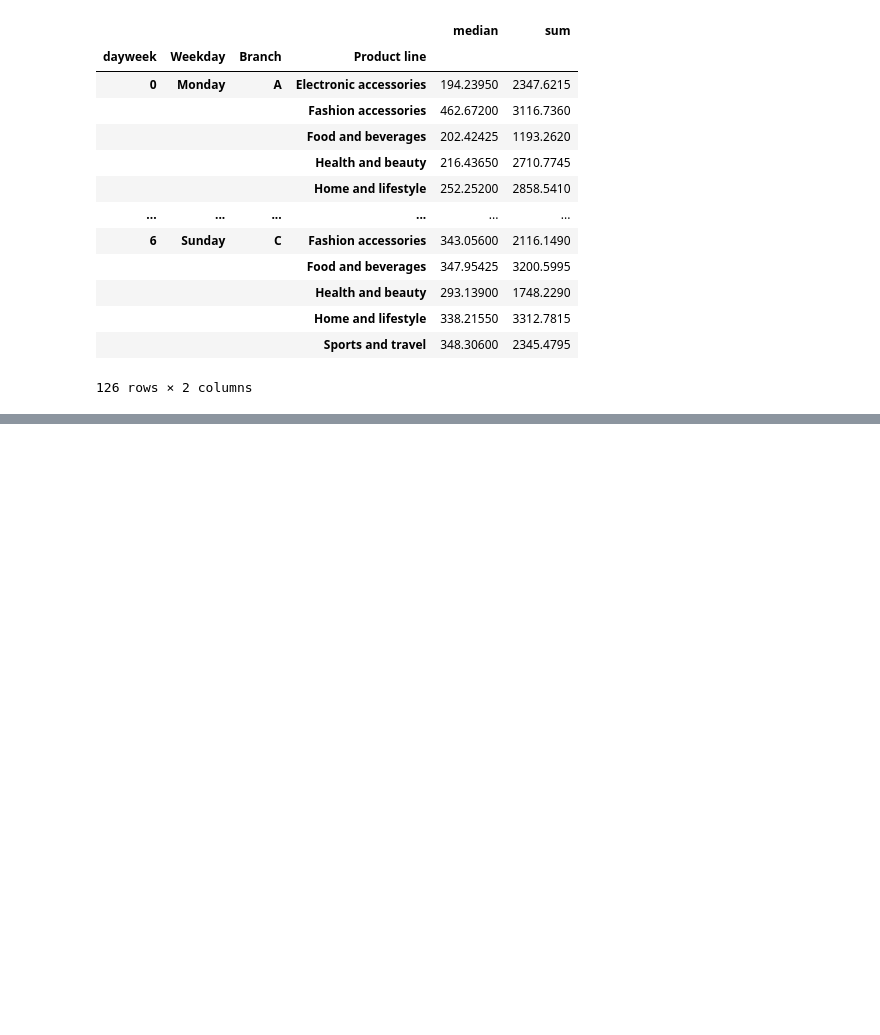
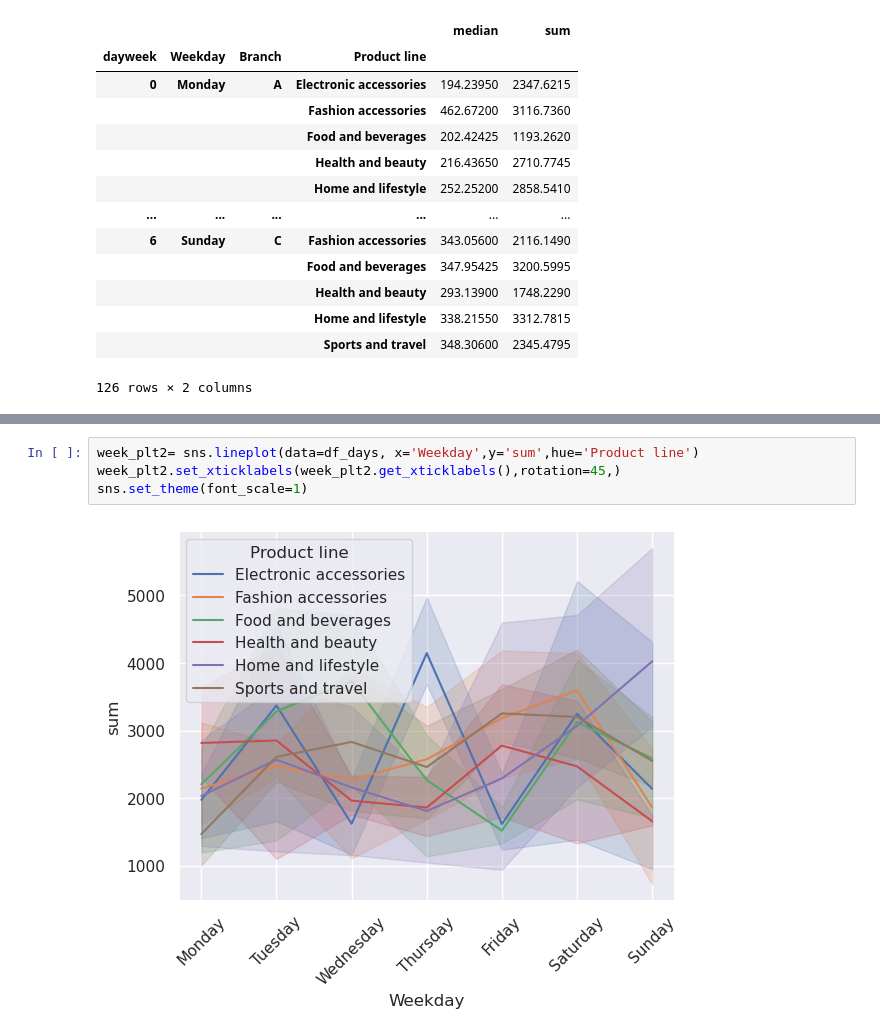
Before and after one commit to bibi643/Data_Visualization, a Jupyter notebook: supermarket_vis.ipynb, the cells around one changed output, grey strips where cells are left out. Saved outputs shown, nothing was run; the diff lists cells and outputs as text; blank space fills up the shorter version.

```diff
--- a/supermarket_vis.ipynb
+++ b/supermarket_vis.ipynb
@@ -242,0 +242,6 @@ sns.set_theme(font_scale=1)
+# %%
+week_plt2= sns.lineplot(data=df_days, x='Weekday',y='sum',hue='Product line')
+week_plt2.set_xticklabels(week_plt2.get_xticklabels(),rotation=45,)
+sns.set_theme(font_scale=1)
+# %% [output]
+[figure, added]
```
Also changed, not shown: parts of 8 cells of this notebook.
